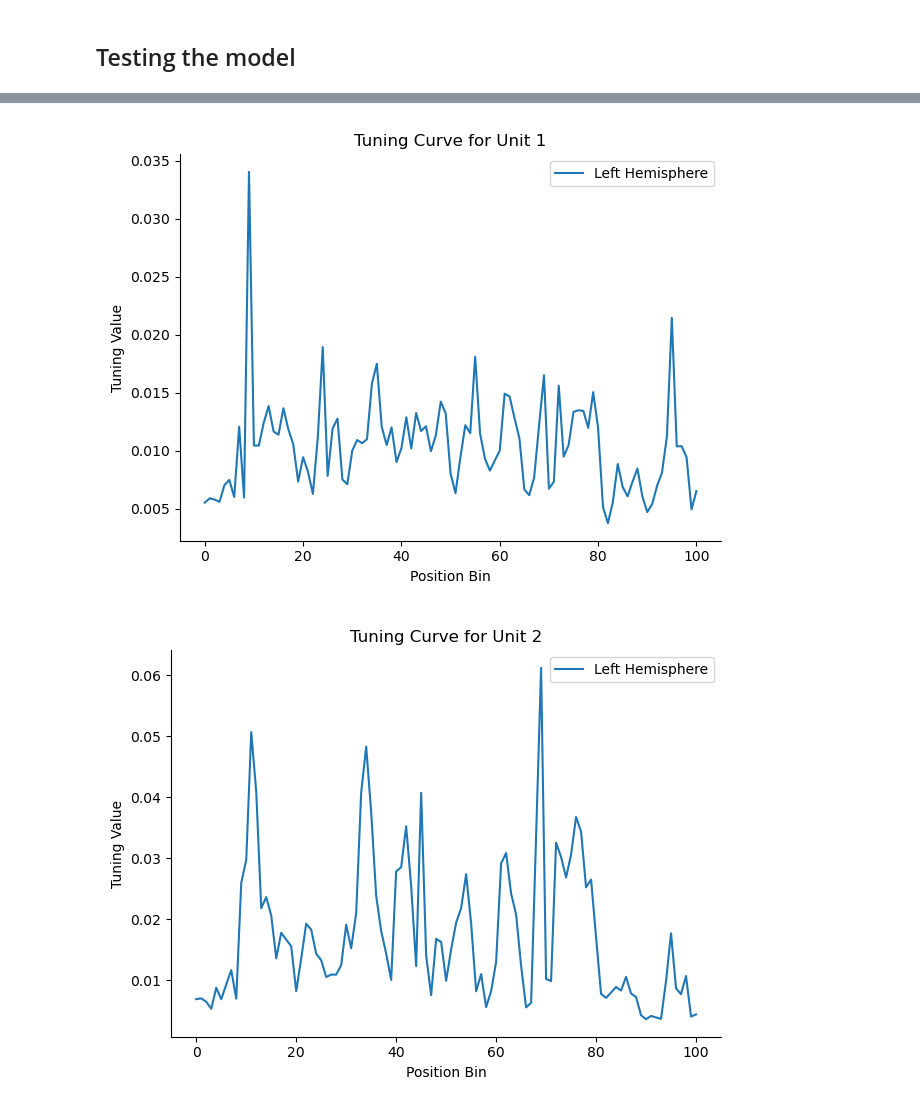
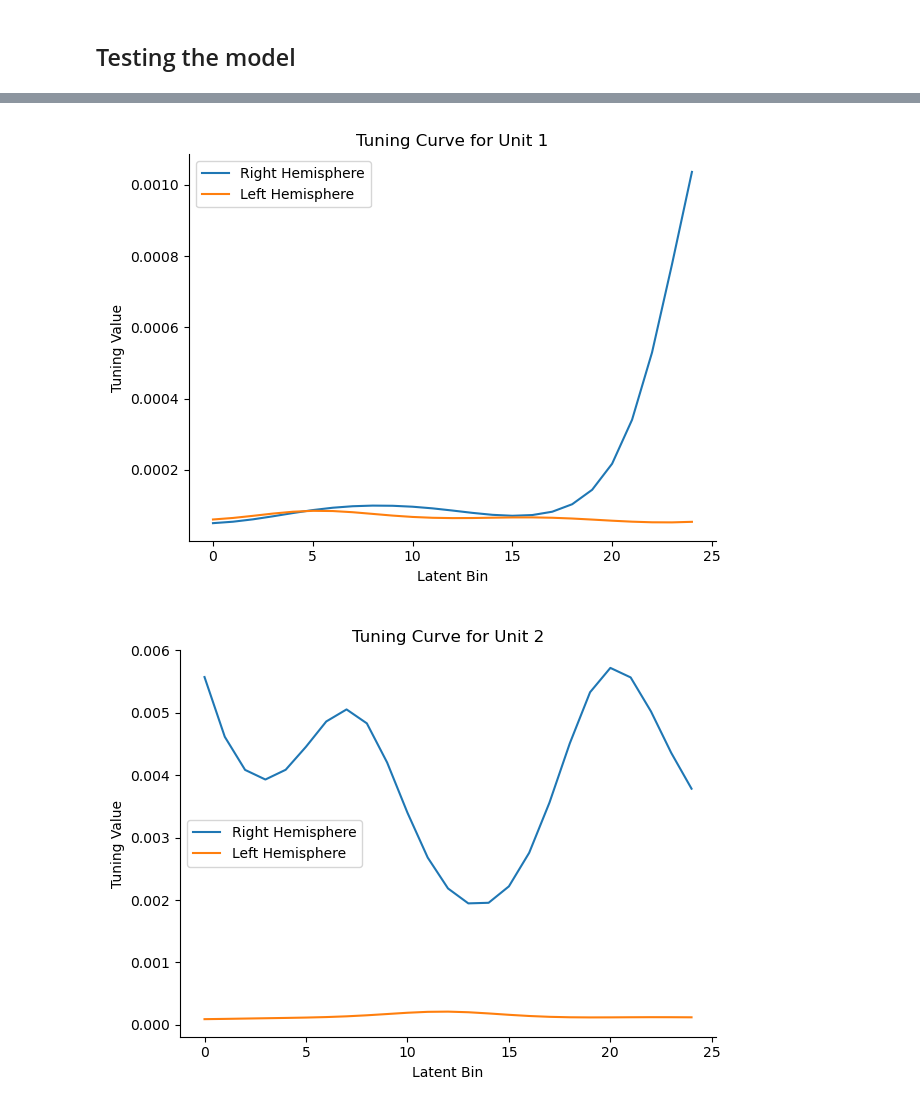
Before and after one commit to Sid-Rafilson-1617/poor-man-GPLVM, a Jupyter notebook: analysis_example.ipynb, the cells around one changed output, grey strips where cells are left out. Saved outputs shown, nothing was run; the diff lists cells and outputs as text; code cells hidden in the pictures.

```diff
--- a/analysis_example.ipynb
+++ b/analysis_example.ipynb
@@ -497,19 +619,24 @@ plt.show()
 ## Fitting the model
 # %%
 # define the models for the left and right hemispheres
-N_SPATIAL_BINS = 100
-model_l=pmg.PoissonGPLVMJump1D(sorted_spike_counts_concat_L.shape[0], n_latent_bin=N_SPATIAL_BINS + 1, movement_variance=1, tuning_lengthscale=1)
-#model_r=pmg.PoissonGPLVMJump1D(sorted_spike_counts_concat_R.shape[0], n_latent_bin=N_SPATIAL_BINS + 1, movement_variance=1, tuning_lengthscale=1)
+N_SPATIAL_BINS = 25
+MOVEMENT_VARIANCE = .5
+TUNING_LENGTHSCALE = 7
+model_l=pmg.PoissonGPLVMJump1D(sorted_spike_counts_concat_L.shape[0], n_latent_bin=N_SPATIAL_BINS, movement_variance=MOVEMENT_VARIANCE, tuning_lengthscale=TUNING_LENGTHSCALE)
+model_r=pmg.PoissonGPLVMJump1D(sorted_spike_counts_concat_R.shape[0], n_latent_bin=N_SPATIAL_BINS, movement_variance=MOVEMENT_VARIANCE, tuning_lengthscale=TUNING_LENGTHSCALE)
 
 
 # randomize the position bins for training
-pos_bins = np.random.randint(0, N_SPATIAL_BINS + 1, size=sorted_spike_counts_concat_L.shape[1])
+random_positions = False
+if random_positions:
+    pos_bins = np.random.randint(0, N_SPATIAL_BINS, size=sorted_spike_counts_concat_L.shape[1])
 
-#print(pos_bins.shape)
+print(pos_bins.shape)
 print(sorted_spike_counts_concat_L.shape)
+print(sorted_spike_counts_concat_R.shape)
 
 # getting the log posterior init
-log_posterior_init = np.zeros((sorted_spike_counts_concat_L.shape[1], N_SPATIAL_BINS + 1 ))
+log_posterior_init = np.zeros((sorted_spike_counts_concat_L.shape[1], N_SPATIAL_BINS))
 
 print(log_posterior_init.shape)
 for t in range(sorted_spike_counts_concat_L.shape[1]):
@@ -541,4 +670,10 @@ plt.show()
 # %%
+# getting the time bins where there are at least one spike in both hemispheres
+valid_time_bins = np.where(
+    (np.sum(sorted_spike_counts_concat_L, axis=0) > 0) &
+    (np.sum(sorted_spike_counts_concat_R, axis=0) > 0)
+)[0]
+
 # fitting the models
-#em_res_r = model_r.fit_em(sorted_spike_counts_concat_R.T, key=jr.PRNGKey(3), n_iter=20, log_posterior_init=None, ma_neuron=None, ma_latent=None, n_time_per_chunk=10000)
-em_res_l = model_l.fit_em(sorted_spike_counts_concat_L.T, key=jr.PRNGKey(3), n_iter=25, log_posterior_init=None, ma_neuron=None, ma_latent=None, n_time_per_chunk=10000)
+em_res_r = model_r.fit_em(sorted_spike_counts_concat_R[:, :].T, key=jr.PRNGKey(3), n_iter=30, log_posterior_init=log_posterior_init, ma_neuron=None, ma_latent=None, n_time_per_chunk=10000)
+em_res_l = model_l.fit_em(sorted_spike_counts_concat_L[:, :].T, key=jr.PRNGKey(3), n_iter=30, log_posterior_init=log_posterior_init, ma_neuron=None, ma_latent=None, n_time_per_chunk=10000)
@@ -570,14 +694,14 @@ plt.show()
 # %% [markdown]
 ## Testing the model
 # %%
-#tuning_curves_r = model_r.tuning
+tuning_curves_r = model_r.tuning
 tuning_curves_l = model_l.tuning
 for neuron in range(10):
     plt.figure()
-    #plt.plot(tuning_curves_r[:, neuron], label='Right Hemisphere')
+    plt.plot(tuning_curves_r[:, neuron], label='Right Hemisphere')
     plt.plot(tuning_curves_l[:, neuron], label='Left Hemisphere')
     plt.title(f'Tuning Curve for Unit {neuron}')
-    plt.xlabel('Position Bin')
+    plt.xlabel('Latent Bin')
     plt.ylabel('Tuning Value')
     plt.legend()
     sns.despine()
@@ -588,2 +712,2 @@ for neuron in range(10):
-[figure, old version]
+[figure, new version]
-[figure, old version]
+[figure, new version]
```
Also changed, not shown: parts of 24 cells of this notebook, 10 other files.
